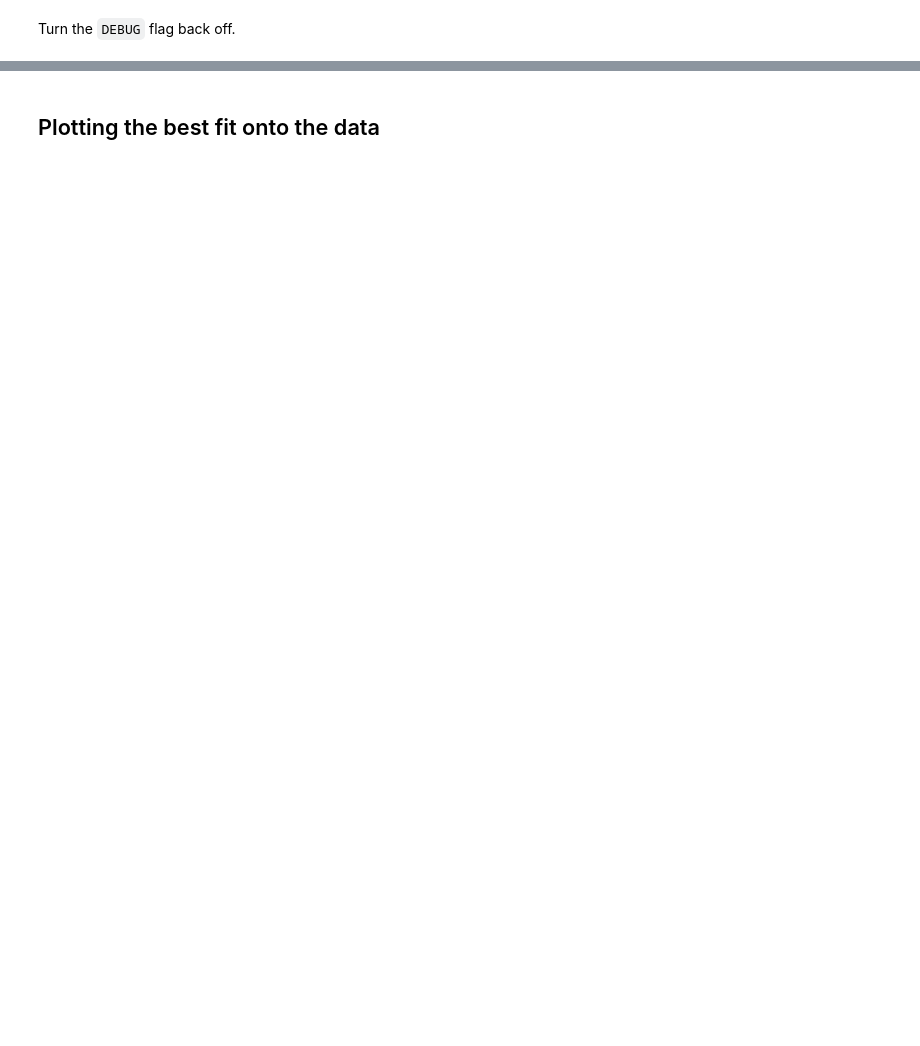
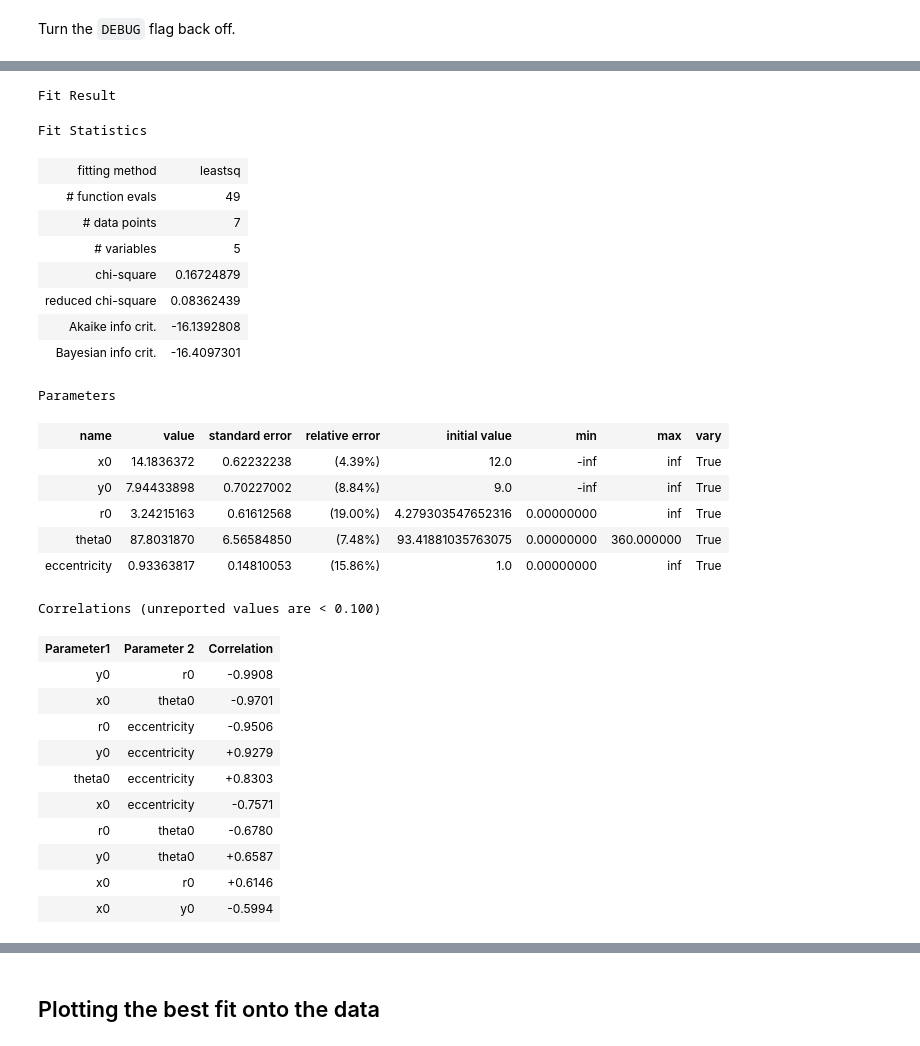
Before and after one commit to div-B-equals-0/confitti, a Jupyter notebook: notebooks/demo01-basic.ipynb, the cells around one changed output, grey strips where cells are left out. Drawn from its saved outputs; the diff is of its cells as text; code cells hidden in the pictures; blank space fills up the shorter version.

```diff
--- a/notebooks/demo01-basic.ipynb
+++ b/notebooks/demo01-basic.ipynb
@@ -116 +118,33 @@ Correlations (unreported values are < 0.100)
+# %%
+result_e
+# %% [output]
+Fit Result
+Fit Statistics
+| fitting method | leastsq |
+| # function evals | 49 |
+| # data points | 7 |
+| # variables | 5 |
+| chi-square | 0.16724879 |
+| reduced chi-square | 0.08362439 |
+| Akaike info crit. | -16.1392808 |
+| Bayesian info crit. | -16.4097301 |
+Parameters
+| name | value | standard error | relative error | initial value | min | max | vary |
+| x0 | 14.1836372 | 0.62232238 | (4.39%) | 12.0 | -inf | inf | True |
+| y0 | 7.94433898 | 0.70227002 | (8.84%) | 9.0 | -inf | inf | True |
+| r0 | 3.24215163 | 0.61612568 | (19.00%) | 4.279303547652316 | 0.00000000 | inf | True |
+| theta0 | 87.8031870 | 6.56584850 | (7.48%) | 93.41881035763075 | 0.00000000 | 360.000000 | True |
+| eccentricity | 0.93363817 | 0.14810053 | (15.86%) | 1.0 | 0.00000000 | inf | True |
+Correlations (unreported values are < 0.100)
+| Parameter1 | Parameter 2 | Correlation |
+| y0 | r0 | -0.9908 |
+| x0 | theta0 | -0.9701 |
+| r0 | eccentricity | -0.9506 |
+| y0 | eccentricity | +0.9279 |
+| theta0 | eccentricity | +0.8303 |
+| x0 | eccentricity | -0.7571 |
+| r0 | theta0 | -0.6780 |
+| y0 | theta0 | +0.6587 |
+| x0 | r0 | +0.6146 |
+| x0 | y0 | -0.5994 |
 # %% [markdown]
```
Also changed, not shown: parts of 23 cells of this notebook, 1 other file.
